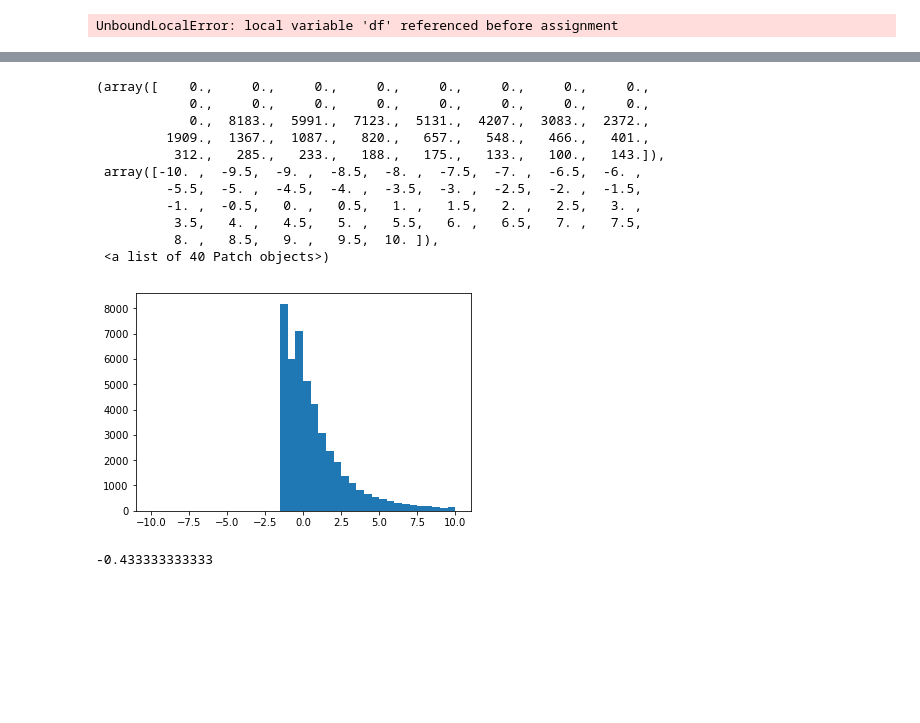
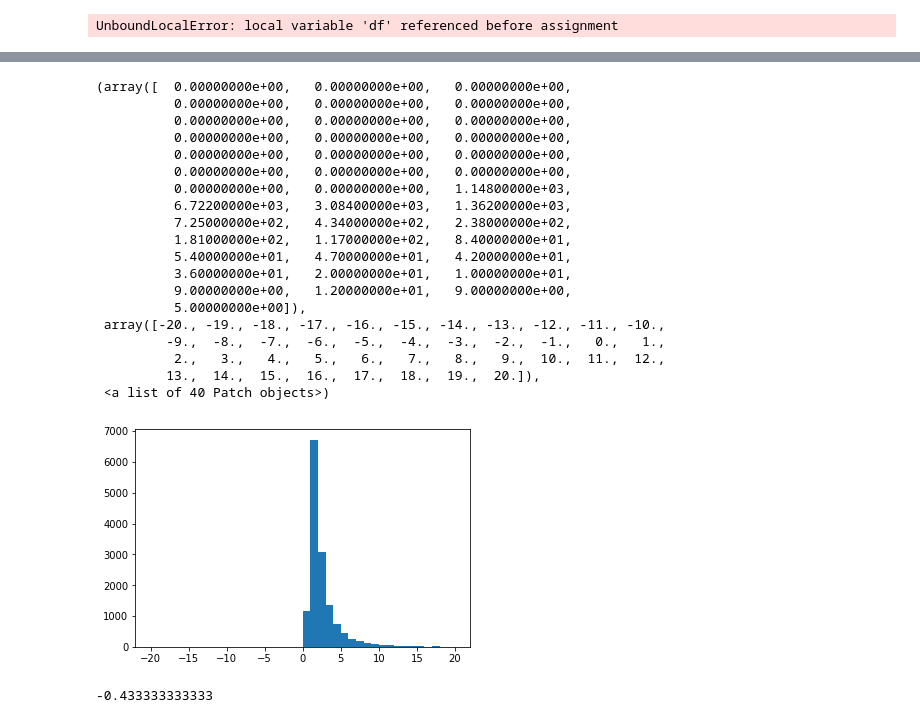
Before and after one commit to RobertJohnston/IMAM, a Jupyter notebook: IMAM Outliers.ipynb, the cells around one changed output, grey strips where cells are left out. Saved outputs shown, nothing was run; the diff lists cells and outputs as text; code cells hidden in the pictures; blank space fills up the shorter version.

Commit message:
testing identification of outliers in Adm

```diff
--- a/IMAM Outliers.ipynb
+++ b/IMAM Outliers.ipynb
@@ -142,0 +295,3 @@ Name: amar, dtype: float64
+# %%
+df = df.sort_values(by='amar', ascending=True)
+df
@@ -142,0 +343,10 @@ Name: amar, dtype: float64
+# %%
+# if the input variable follows a poisson distribution, identify outliers with the calculation
+
+# transform data first
+# y =  2 * sqrt x
+
+# Outliers are all values > y + 3
+df['amar_tr'] = 2. * (df.amar ** 0.5)
+
+# Amar of 10 or more is considered an outlier.  This test is not robust for amar data
@@ -142,0 +358,2 @@ Name: amar, dtype: float64
+# %%
+df = df.sort_values(by='amar', ascending=True)
@@ -239,11 +501,15 @@ df['median'] = df.amar.median()
 left = df.loc[(df["amar"] <= df["median"])]
 right = df.loc[(df["amar"] > df["median"])]
 
-left['left_mad'] = (abs(left.amar - left.amar.median())).median()
-right['right_mad'] = (abs(right.amar - right.amar.median())).median()
+left['left_mad'] = abs(left.amar - left.amar.median()).median() * 1.483
+right['right_mad'] = abs(right.amar - right.amar.median()).median() * 1.483
 
-left = 2
-right = 6
+left['left_out'] = left.amar / left.left_mad
+right['right_out'] = right.amar / right.right_mad
+
+# left = 2
+# right = 6
+right
 # %% [output]
 A value is trying to be set on a copy of a slice from a DataFrame.
 Try using .loc[row_indexer,col_indexer] = value instead
@@ -279,22 +553,30 @@ print df.z_amar
 print mad_amar
 # %%
 # df.boxplot(column='z_amar')
-plt.hist(df.z_amar, bins = 40, range = (-10,10))
+plt.hist(right.right_out, bins = 40, range = (-20,20))
 
 # There are  + and - values
 # %% [output]
-(array([    0.,     0.,     0.,     0.,     0.,     0.,     0.,     0.,
-            0.,     0.,     0.,     0.,     0.,     0.,     0.,     0.,
-            0.,  8183.,  5991.,  7123.,  5131.,  4207.,  3083.,  2372.,
-         1909.,  1367.,  1087.,   820.,   657.,   548.,   466.,   401.,
-          312.,   285.,   233.,   188.,   175.,   133.,   100.,   143.]),
- array([-10. ,  -9.5,  -9. ,  -8.5,  -8. ,  -7.5,  -7. ,  -6.5,  -6. ,
-         -5.5,  -5. ,  -4.5,  -4. ,  -3.5,  -3. ,  -2.5,  -2. ,  -1.5,
-         -1. ,  -0.5,   0. ,   0.5,   1. ,   1.5,   2. ,   2.5,   3. ,
-          3.5,   4. ,   4.5,   5. ,   5.5,   6. ,   6.5,   7. ,   7.5,
-          8. ,   8.5,   9. ,   9.5,  10. ]),
+(array([  0.00000000e+00,   0.00000000e+00,   0.00000000e+00,
+          0.00000000e+00,   0.00000000e+00,   0.00000000e+00,
+          0.00000000e+00,   0.00000000e+00,   0.00000000e+00,
+          0.00000000e+00,   0.00000000e+00,   0.00000000e+00,
+          0.00000000e+00,   0.00000000e+00,   0.00000000e+00,
+          0.00000000e+00,   0.00000000e+00,   0.00000000e+00,
+          0.00000000e+00,   0.00000000e+00,   1.14800000e+03,
+          6.72200000e+03,   3.08400000e+03,   1.36200000e+03,
+          7.25000000e+02,   4.34000000e+02,   2.38000000e+02,
+          1.81000000e+02,   1.17000000e+02,   8.40000000e+01,
+          5.40000000e+01,   4.70000000e+01,   4.20000000e+01,
+          3.60000000e+01,   2.00000000e+01,   1.00000000e+01,
+          9.00000000e+00,   1.20000000e+01,   9.00000000e+00,
+          5.00000000e+00]),
+ array([-20., -19., -18., -17., -16., -15., -14., -13., -12., -11., -10.,
+         -9.,  -8.,  -7.,  -6.,  -5.,  -4.,  -3.,  -2.,  -1.,   0.,   1.,
+          2.,   3.,   4.,   5.,   6.,   7.,   8.,   9.,  10.,  11.,  12.,
+         13.,  14.,  15.,  16.,  17.,  18.,  19.,  20.]),
  <a list of 40 Patch objects>)
-[figure, old version]
+[figure, new version]
 # %%
 # BEG Number of cases under treatment
 plt.hist(df.beg, bins = 40, range = (df.beg.min(),1999))
```
Also changed, not shown: parts of 30 cells of this notebook.
